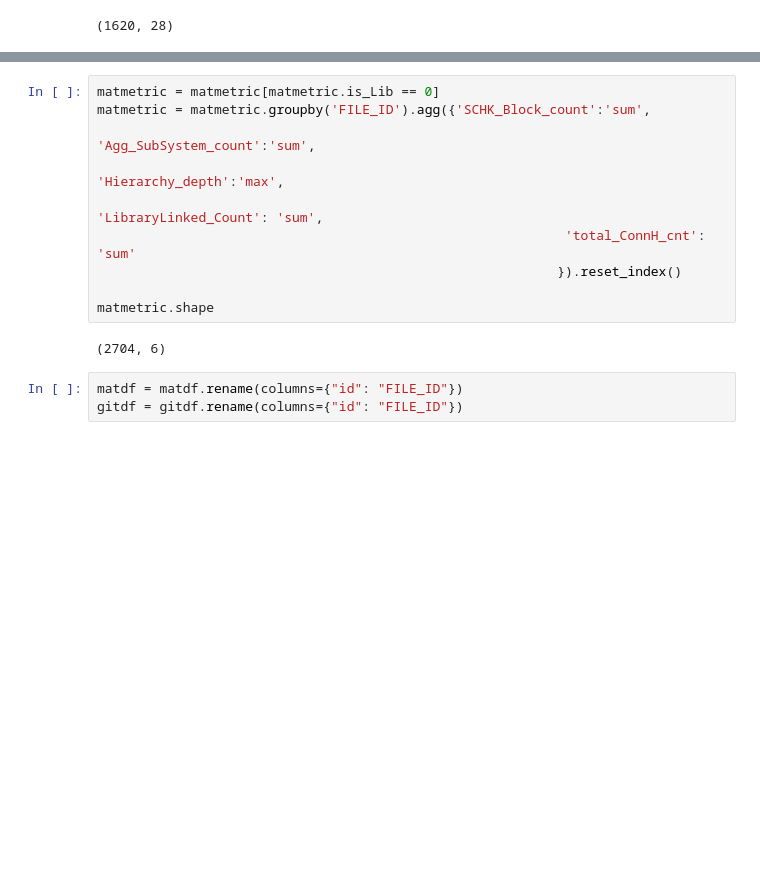
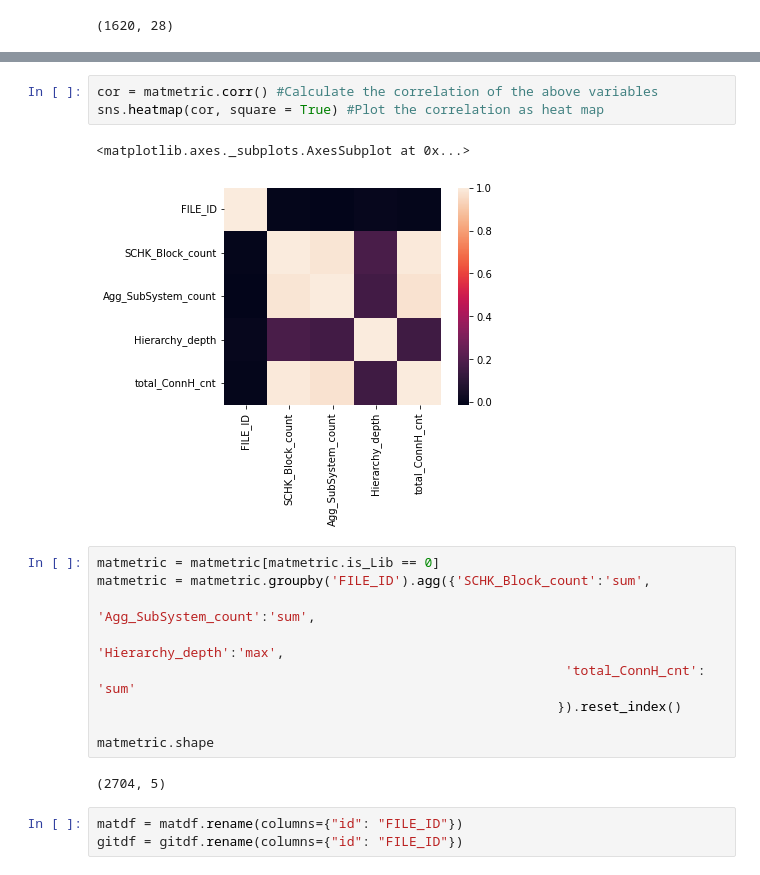
Before and after one commit to ashwinigit123/CSE6324Team5, a Jupyter notebook: Iteration4_Final.ipynb, the cells around one changed output, grey strips where cells are left out. Saved outputs shown, nothing was run; the diff lists cells and outputs as text; blank space fills up the shorter version.

```diff
--- a/Iteration4_Final.ipynb
+++ b/Iteration4_Final.ipynb
@@ -172,15 +177,20 @@ gitmetric
+# %%
+cor = matmetric.corr() #Calculate the correlation of the above variables
+sns.heatmap(cor, square = True) #Plot the correlation as heat map
+# %% [output]
+<matplotlib.axes._subplots.AxesSubplot at 0x...>
+[figure, added]
 # %%
 matmetric = matmetric[matmetric.is_Lib == 0]
 matmetric = matmetric.groupby('FILE_ID').agg({'SCHK_Block_count':'sum',
                                                             'Agg_SubSystem_count':'sum',
                                                             'Hierarchy_depth':'max',
-                                                            'LibraryLinked_Count': 'sum',
                                                             'total_ConnH_cnt': 'sum'
                                                            }).reset_index()
 
 matmetric.shape
 # %% [output]
-(2704, 6)
+(2704, 5)
 # %%
 matdf = matdf.rename(columns={"id": "FILE_ID"})
 gitdf = gitdf.rename(columns={"id": "FILE_ID"})
```
Also changed, not shown: parts of 30 cells of this notebook.
